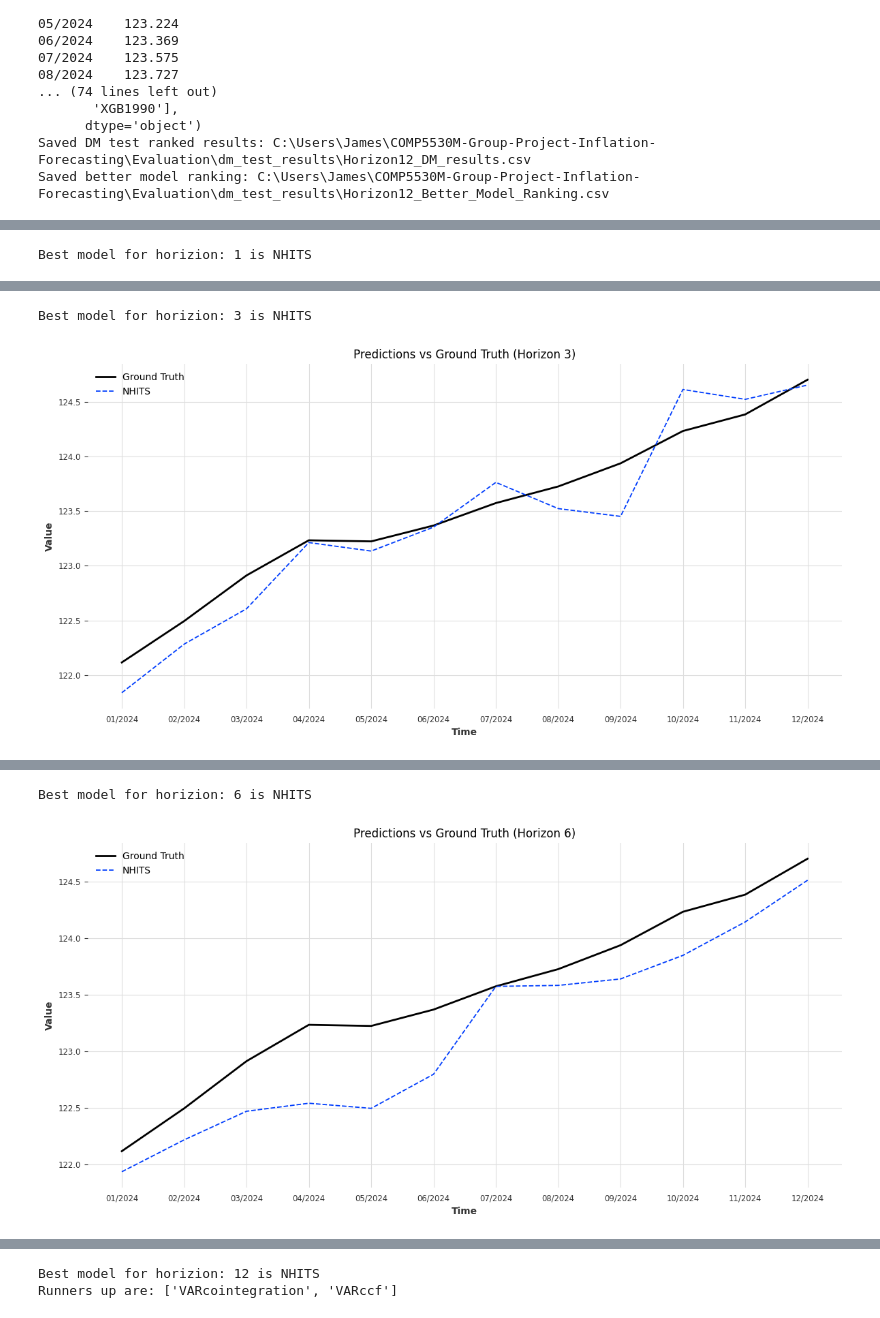
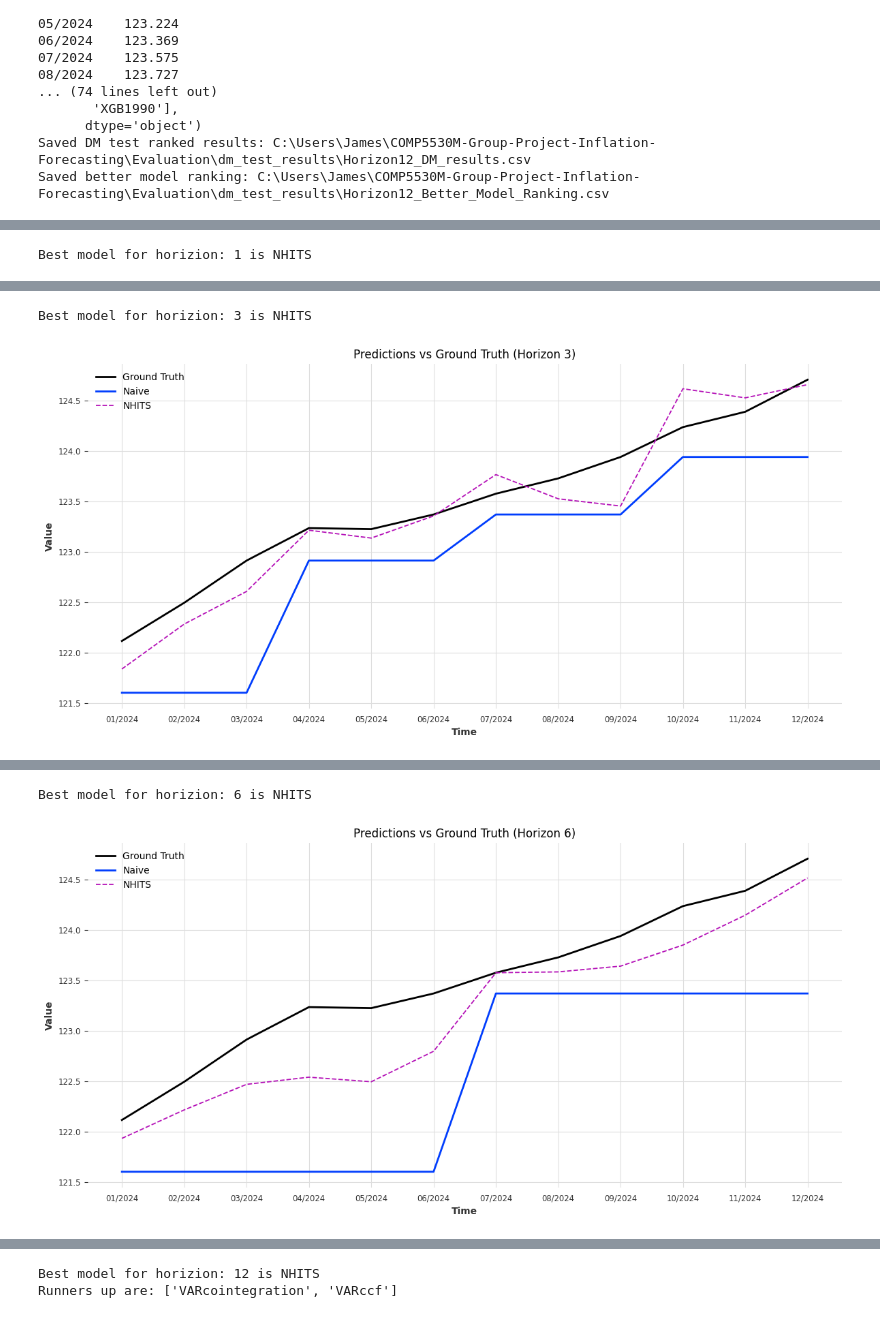
Before and after one commit to sc20geb/COMP5530M-Group-Project-Inflation-Forecasting, a Jupyter notebook: Evaluation/dm_test.ipynb, the cells around one changed output, grey strips where cells are left out. Drawn from its saved outputs; the diff is of its cells as text; code cells hidden in the pictures.

Commit message:
Added Naive

```diff
--- a/Evaluation/dm_test.ipynb
+++ b/Evaluation/dm_test.ipynb
@@ -143,7 +143,7 @@ for h in HORIZONS:
     wins_df = pd.read_csv(wins_path)
     plt.figure(figsize=(12, 6))
     plt.plot(ground_truth.index, ground_truth.values, label='Ground Truth', linewidth=2)
-
+    plt.plot(preds_df.index, preds_df["Naive"].values, label="Naive", linewidth=2)
     filtered = results_df[results_df["Better_Model"] != "No significant difference"].reset_index(drop=True)
     #print(filtered)
 
@@ -181,2 +185,2 @@ Best model for horizion: 1 is NHITS
 Best model for horizion: 3 is NHITS
-[figure, old version]
+[figure, new version]
@@ -187,2 +193,2 @@ Best model for horizion: 3 is NHITS
 Best model for horizion: 6 is NHITS
-[figure, old version]
+[figure, new version]
```
Also changed, not shown: parts of 1 cell of this notebook.
